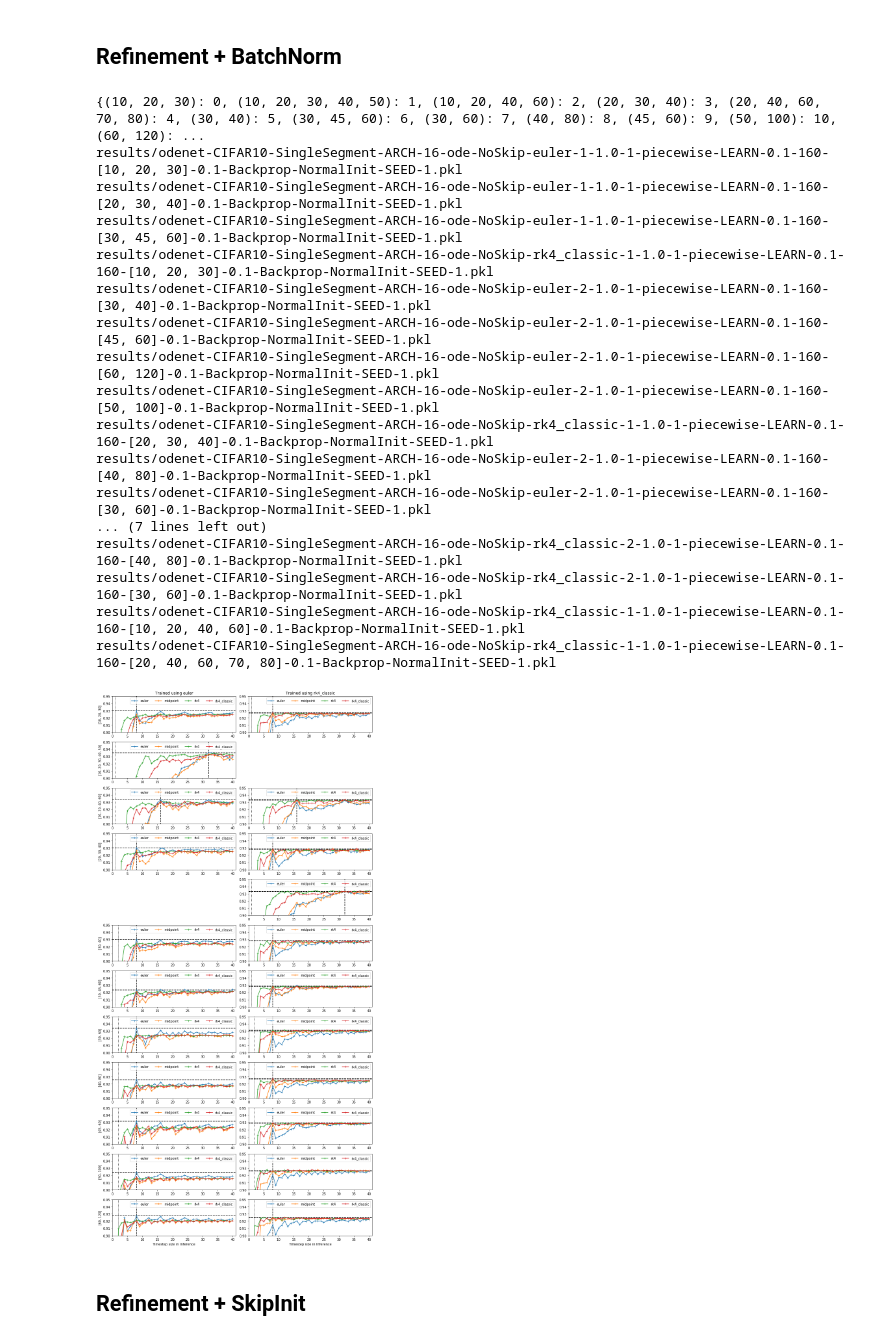
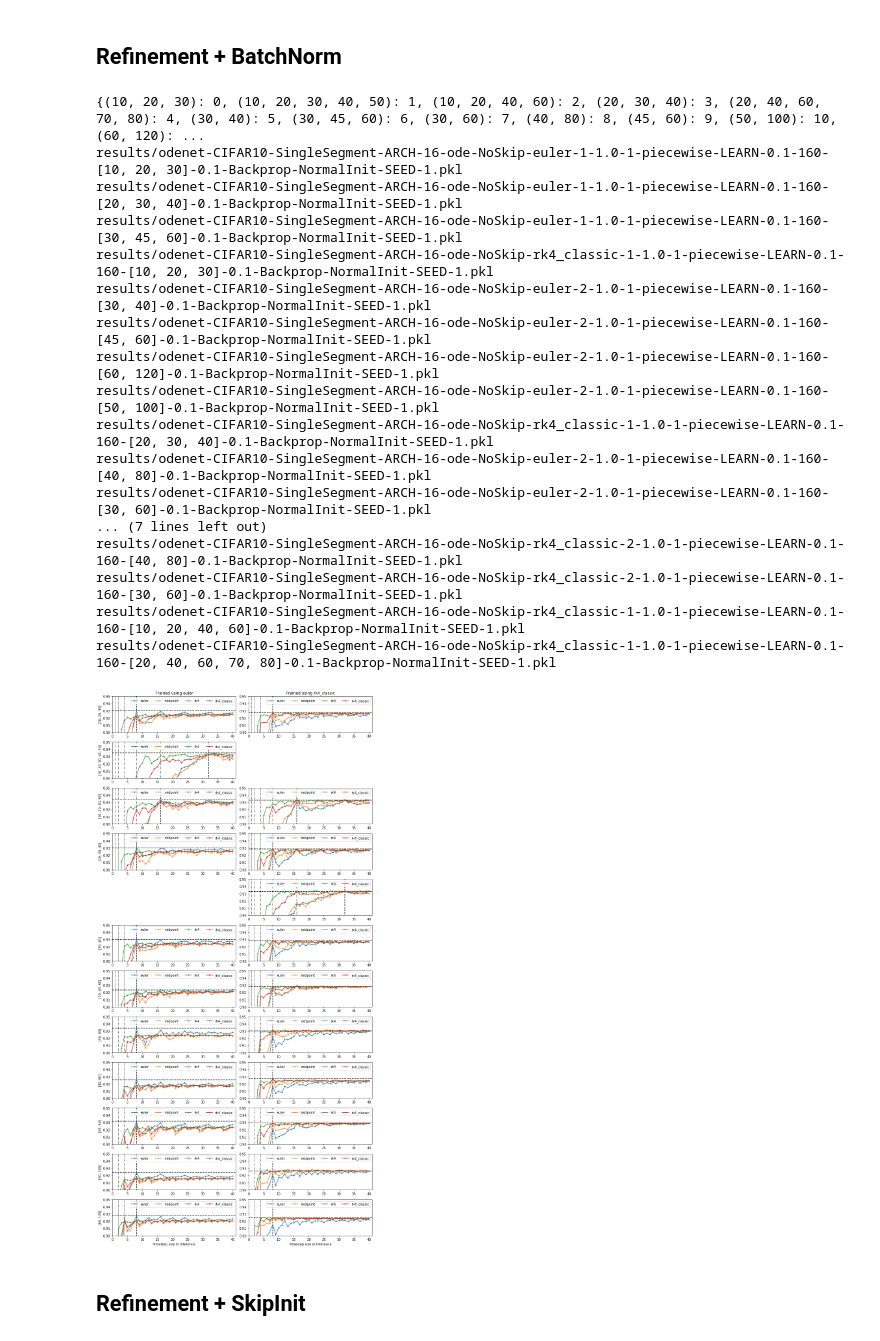
Before and after one commit to afqueiruga/StatefulOdeNets, a Jupyter notebook: cifar10_refinement_analysis.ipynb, the cells around one changed output. Saved outputs shown, nothing was run; the diff lists cells and outputs as text; code cells hidden in the pictures.

```diff
--- a/cifar10_refinement_analysis.ipynb
+++ b/cifar10_refinement_analysis.ipynb
@@ -120,7 +118,9 @@ print(_.to_latex(index=False))
 for name, result in results.items():
     #plt.plot(result.train_acc, label=legend_name(name))
     args = PostPack(name)
-    if not args.use_skip_init: continue
+    if not args.model == "Wide2": continue
+    #if not args.use_skip_init: continue
+    #if not args.alpha == "32": continue
     x,y = zip(*result.test_acc)
     plt.figure()
     plt.plot(x,y, '-', label=legend_name(name))
@@ -237,10 +239,15 @@ CREATE TABLE IF NOT EXISTS fmnist ( network STRING, scheme STRING, num_time INT,
 test_sweep = defaultdict( lambda : {} )
 with torch.no_grad():
     for name, result in results.items():
+        if not "SingleSegment" in name: continue
+        args = PostPack(name)
+        if args.final_time_d != 32: continue
         accs_for_scheme = {}
         for scheme in ('euler', 'midpoint','rk4','rk4_classic'):
             accs = []
-            for nt in progress( range(1, 41, 1), f"{legend_name(name)}, {scheme}"):
+            nts = range(1, 41, 1)
+            nts = range(1,11)
+            for nt in progress( nts, f"{legend_name(name)}, {scheme}"):
                 accs.append((nt, calc_acc_for_scheme_nt(name, scheme, nt)[0]))
             accs_for_scheme[scheme] = accs
         test_sweep[name].update(accs_for_scheme)
@@ -296,7 +303,7 @@ for name, accs_for_scheme in test_sweep.items():
         #    plt.semilogx(1.0/x[0],y[0],'o')
         # plt.vlines([3.0],0,1,linestyle='dotted')
         # plt.plot(x, y, label=scheme)
-        if scheme in args.scheme:
+        if scheme == args.scheme:
             for i,nt in enumerate(x):
                 if nt == args.final_time_d:
                     best_idx = i
@@ -358,7 +365,7 @@ for name, accs_for_scheme in test_sweep.items():
         #    plt.semilogx(1.0/x[0],y[0],'o')
         # plt.vlines([3.0],0,1,linestyle='dotted')
         # plt.plot(x, y, label=scheme)
-        if scheme in args.scheme:
+        if scheme == args.scheme:
             for i,nt in enumerate(x):
                 if nt == args.final_time_d:
                     best_idx = i
@@ -403,6 +410,7 @@ for name, accs_for_scheme in test_sweep.items():
     args = PostPack(name)
     if not args.refine: continue
     if args.use_skip_init: continue
+    if "Wide" in args.model: continue
     cols.append(tuple(args.refine))
 cols = { c:i for i,c in enumerate(sorted(set(cols))) }
 print(cols)
@@ -410,6 +418,7 @@ for name, accs_for_scheme in test_sweep.items():
     args = PostPack(name)
     if not args.refine: continue
     if args.use_skip_init: continue
+    if "Wide" in args.model: continue
     print(name)
     col = cols[tuple(args.refine)]
     horz = (0 if args.scheme=="euler" else 1)
@@ -420,7 +429,7 @@ for name, accs_for_scheme in test_sweep.items():
         #    plt.semilogx(1.0/x[0],y[0],'o')
         # plt.vlines([3.0],0,1,linestyle='dotted')
         # plt.plot(x, y, label=scheme)
-        if scheme in args.scheme:
+        if scheme == args.scheme:
             for i,nt in enumerate(x):
                 if nt == args.final_time_d:
                     best_idx = i
@@ -430,38 +439,39 @@ for name, accs_for_scheme in test_sweep.items():
         plt.plot(x, y, '+-', label=scheme)
 
     #plt.vlines([1.0/8.0],0,1,linestyles='dotted')
-    plt.vlines([args.initial_time_d],0,1,linestyles='dotted')
+    plt.vlines([args.initial_time_d*2**i for i in range(len(args.refine))],
+               0, 1, linestyles='dotted')
     plt.vlines([args.final_time_d],0,1,linestyles='dashed')
     plt.ylim(0.9,0.95)
     plt.xlim(0,41)
     plt.legend(ncol=4)
     if col == max(cols.values()):
         plt.xlabel(f'Timestep size in Inference')
     if col == 0:
         plt.title("Trained using "+args.scheme)
     if horz == 0:
         plt.ylabel(f'{args.refine}')
 plt.tight_layout()
 plt.show()
 # %% [output]
 {(10, 20, 30): 0, (10, 20, 30, 40, 50): 1, (10, 20, 40, 60): 2, (20, 30, 40): 3, (20, 40, 60, 70, 80): 4, (30, 40): 5, (30, 45, 60): 6, (30, 60): 7, (40, 80): 8, (45, 60): 9, (50, 100): 10, (60, 120): ...
 results/odenet-CIFAR10-SingleSegment-ARCH-16-ode-NoSkip-euler-1-1.0-1-piecewise-LEARN-0.1-160-[10, 20, 30]-0.1-Backprop-NormalInit-SEED-1.pkl
 results/odenet-CIFAR10-SingleSegment-ARCH-16-ode-NoSkip-euler-1-1.0-1-piecewise-LEARN-0.1-160-[20, 30, 40]-0.1-Backprop-NormalInit-SEED-1.pkl
 results/odenet-CIFAR10-SingleSegment-ARCH-16-ode-NoSkip-euler-1-1.0-1-piecewise-LEARN-0.1-160-[30, 45, 60]-0.1-Backprop-NormalInit-SEED-1.pkl
 results/odenet-CIFAR10-SingleSegment-ARCH-16-ode-NoSkip-rk4_classic-1-1.0-1-piecewise-LEARN-0.1-160-[10, 20, 30]-0.1-Backprop-NormalInit-SEED-1.pkl
 results/odenet-CIFAR10-SingleSegment-ARCH-16-ode-NoSkip-euler-2-1.0-1-piecewise-LEARN-0.1-160-[30, 40]-0.1-Backprop-NormalInit-SEED-1.pkl
 results/odenet-CIFAR10-SingleSegment-ARCH-16-ode-NoSkip-euler-2-1.0-1-piecewise-LEARN-0.1-160-[45, 60]-0.1-Backprop-NormalInit-SEED-1.pkl
 results/odenet-CIFAR10-SingleSegment-ARCH-16-ode-NoSkip-euler-2-1.0-1-piecewise-LEARN-0.1-160-[60, 120]-0.1-Backprop-NormalInit-SEED-1.pkl
 results/odenet-CIFAR10-SingleSegment-ARCH-16-ode-NoSkip-euler-2-1.0-1-piecewise-LEARN-0.1-160-[50, 100]-0.1-Backprop-NormalInit-SEED-1.pkl
 results/odenet-CIFAR10-SingleSegment-ARCH-16-ode-NoSkip-rk4_classic-1-1.0-1-piecewise-LEARN-0.1-160-[20, 30, 40]-0.1-Backprop-NormalInit-SEED-1.pkl
 results/odenet-CIFAR10-SingleSegment-ARCH-16-ode-NoSkip-euler-2-1.0-1-piecewise-LEARN-0.1-160-[40, 80]-0.1-Backprop-NormalInit-SEED-1.pkl
 results/odenet-CIFAR10-SingleSegment-ARCH-16-ode-NoSkip-euler-2-1.0-1-piecewise-LEARN-0.1-160-[30, 60]-0.1-Backprop-NormalInit-SEED-1.pkl
 ... (7 lines left out)
 results/odenet-CIFAR10-SingleSegment-ARCH-16-ode-NoSkip-rk4_classic-2-1.0-1-piecewise-LEARN-0.1-160-[40, 80]-0.1-Backprop-NormalInit-SEED-1.pkl
 results/odenet-CIFAR10-SingleSegment-ARCH-16-ode-NoSkip-rk4_classic-2-1.0-1-piecewise-LEARN-0.1-160-[30, 60]-0.1-Backprop-NormalInit-SEED-1.pkl
 results/odenet-CIFAR10-SingleSegment-ARCH-16-ode-NoSkip-rk4_classic-1-1.0-1-piecewise-LEARN-0.1-160-[10, 20, 40, 60]-0.1-Backprop-NormalInit-SEED-1.pkl
 results/odenet-CIFAR10-SingleSegment-ARCH-16-ode-NoSkip-rk4_classic-1-1.0-1-piecewise-LEARN-0.1-160-[20, 40, 60, 70, 80]-0.1-Backprop-NormalInit-SEED-1.pkl
-[figure, old version]
+[figure, new version]
 # %% [markdown]
 ## Refinement + SkipInit
 # %%
```
Also changed, not shown: parts of 11 cells of this notebook, 10 other files.
